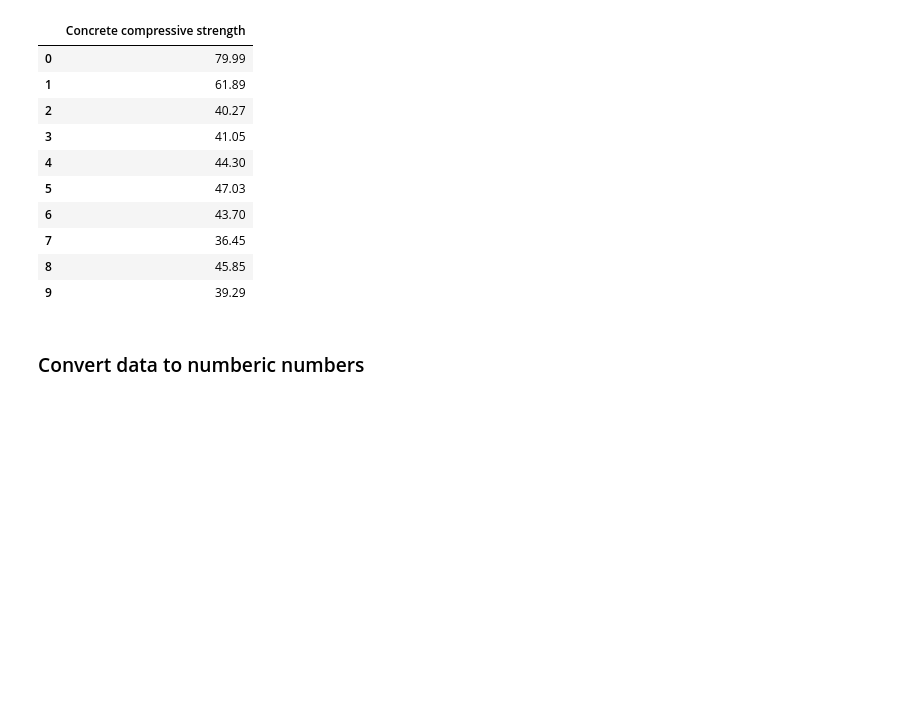
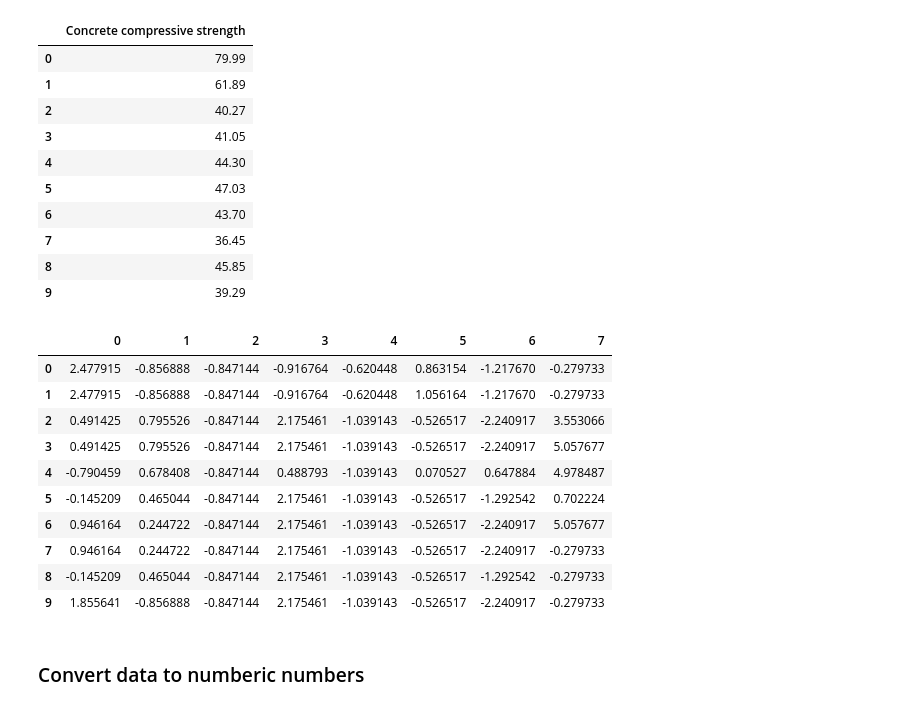
Before and after one commit to Suraj6E/ModelOptimization, a Jupyter notebook: Regression.ipynb, the cells around one changed output. Saved outputs shown, nothing was run; the diff lists cells and outputs as text; code cells hidden in the pictures; blank space fills up the shorter version.

```diff
--- a/Regression.ipynb
+++ b/Regression.ipynb
@@ -137,6 +142,26 @@ targets_df.head(10)
 | 7 | 36.45 |
 | 8 | 45.85 |
 | 9 | 39.29 |
+# %%
+# Initialize the StandardScaler
+scaler = StandardScaler()
+
+# Fit the scaler to the data and transform it
+features_df = pd.DataFrame(scaler.fit_transform(features_df))
+targets_df = pd.DataFrame(scaler.fit_transform(targets_df))
+features_df.head(10)
+# %% [output]
+|  | 0 | 1 | 2 | 3 | 4 | 5 | 6 | 7 |
+| 0 | 2.477915 | -0.856888 | -0.847144 | -0.916764 | -0.620448 | 0.863154 | -1.217670 | -0.279733 |
+| 1 | 2.477915 | -0.856888 | -0.847144 | -0.916764 | -0.620448 | 1.056164 | -1.217670 | -0.279733 |
+| 2 | 0.491425 | 0.795526 | -0.847144 | 2.175461 | -1.039143 | -0.526517 | -2.240917 | 3.553066 |
+| 3 | 0.491425 | 0.795526 | -0.847144 | 2.175461 | -1.039143 | -0.526517 | -2.240917 | 5.057677 |
+| 4 | -0.790459 | 0.678408 | -0.847144 | 0.488793 | -1.039143 | 0.070527 | 0.647884 | 4.978487 |
+| 5 | -0.145209 | 0.465044 | -0.847144 | 2.175461 | -1.039143 | -0.526517 | -1.292542 | 0.702224 |
+| 6 | 0.946164 | 0.244722 | -0.847144 | 2.175461 | -1.039143 | -0.526517 | -2.240917 | 5.057677 |
+| 7 | 0.946164 | 0.244722 | -0.847144 | 2.175461 | -1.039143 | -0.526517 | -2.240917 | -0.279733 |
+| 8 | -0.145209 | 0.465044 | -0.847144 | 2.175461 | -1.039143 | -0.526517 | -1.292542 | -0.279733 |
+| 9 | 1.855641 | -0.856888 | -0.847144 | 2.175461 | -1.039143 | -0.526517 | -2.240917 | -0.279733 |
 # %% [markdown]
 ### Convert data to numberic numbers
 # %%
```
Also changed, not shown: parts of 9 cells of this notebook.
